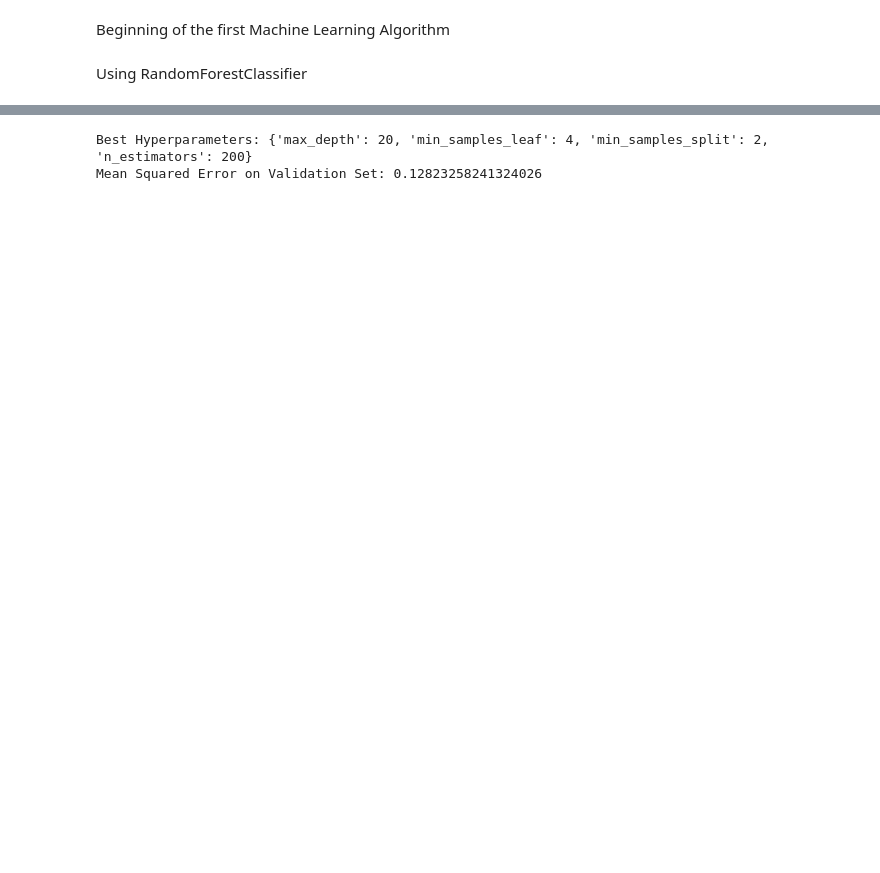
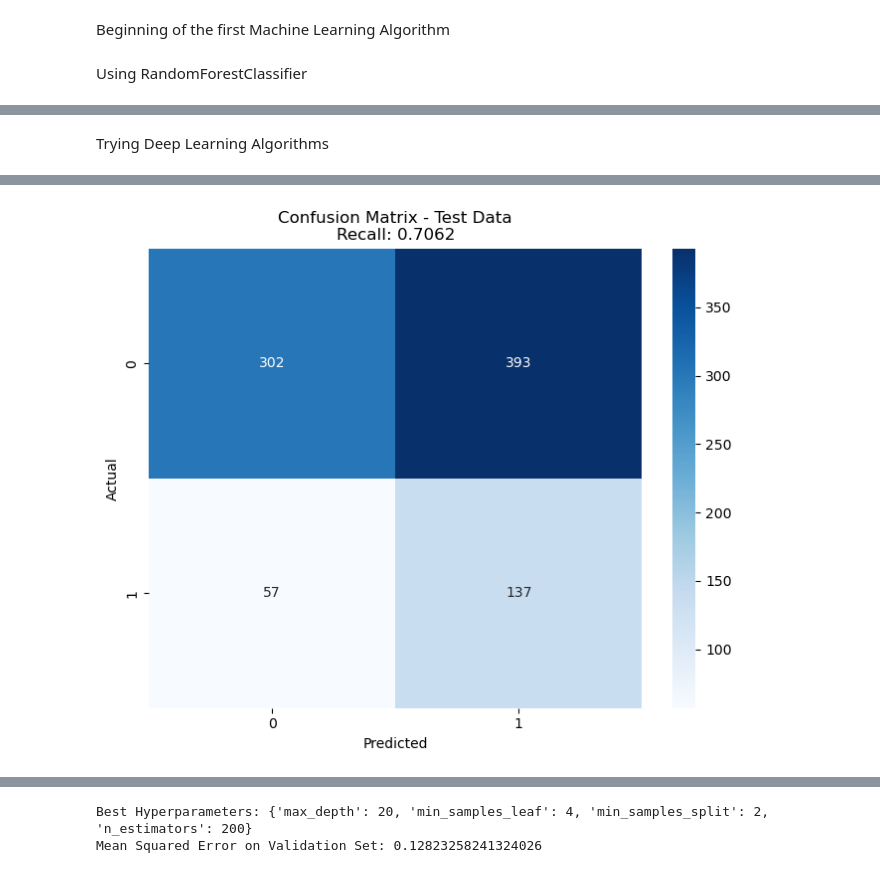
Before and after one commit to sallyfons/MLEE, a Jupyter notebook: eq_prediction.ipynb, the cells around one changed output, grey strips where cells are left out. Drawn from its saved outputs; the diff is of its cells as text; code cells hidden in the pictures; blank space fills up the shorter version.

```diff
--- a/eq_prediction.ipynb
+++ b/eq_prediction.ipynb
@@ -300,16 +306,3 @@ print(data[data['magnitude'] > 5][['date', 'local_b_value', 'x6', 'x7']].head(10
 5384   16/01/1918       0.277560  5.5  0.147001
 11682  16/01/1918       0.276233  5.5  0.148354
 9742   17/03/1918       0.274006  5.5  0.150654
-# %%
-#maybe? double check these? Don't run or use for now
-import numpy as np
-import scipy.stats as stats
-
-# Assuming 'magnitude' is the earthquake magnitude column in your DataFrame
-data['x7i'] = 1 - stats.norm.cdf(5, loc=data['magnitude'], scale=0.1)
-
-# Replace NaN values with 0, which may occur if there are no earthquakes with magnitude >= 5
-data['x7i'].fillna(0, inplace=True)
-
-# Print the updated DataFrame
-print(data[['date', 'magnitude', 'x7i']])
@@ -500,19 +444,33 @@ Recall Score: 0.30927835051546393
+# %% [markdown]
+Trying Deep Learning Algorithms
 # %%
 from tensorflow.keras.models import Sequential
-from tensorflow.keras.layers import Dense
+from tensorflow.keras.layers import Dense, Dropout, BatchNormalization
 from tensorflow.keras.optimizers import Adam
+from sklearn.utils.class_weight import compute_class_weight
+from sklearn.metrics import confusion_matrix, recall_score
+import matplotlib.pyplot as plt
+import seaborn as sns
 
 # Define the ANN model
 model = Sequential()
-model.add(Dense(64, activation='relu', input_shape=(11,)))
-model.add(Dense(32, activation='relu'))
+model.add(Dense(128, activation='relu', input_shape=(11,)))
+model.add(BatchNormalization())  # Adding Batch Normalization
+model.add(Dropout(0.5))  # Adding Dropout to reduce overfitting
+model.add(Dense(64, activation='relu'))
+model.add(BatchNormalization())
+model.add(Dropout(0.5))
 model.add(Dense(1, activation='sigmoid'))
 
 # Compile the model
 model.compile(optimizer=Adam(learning_rate=0.001), loss='binary_crossentropy', metrics=['accuracy'])
 
+# Compute class weights
+class_weights = compute_class_weight('balanced', classes=np.unique(y_train), y=y_train)
+class_weights_dict = dict(enumerate(class_weights))
+
 # Train the model
-history = model.fit(X_train, y_train, validation_data=(X_val, y_val), epochs=10, batch_size=32)
+history = model.fit(X_train, y_train, class_weight=class_weights_dict, validation_data=(X_val, y_val), epochs=20, batch_size=32)
 
 # Evaluate the model on the test set
 loss, accuracy = model.evaluate(X_test, y_test)
@@ -520,16 +478,22 @@ print("Test Loss:", loss)
 print("Test Accuracy:", accuracy)
 
 # Make predictions on the test set
-y_test_pred = model.predict_classes(X_test)
+y_test_pred_probs = model.predict(X_test)
+
+# Get the predicted classes
+y_test_pred = (y_test_pred_probs > 0.5).astype(int)
 
 # Calculate the confusion matrix
 cm = confusion_matrix(y_test, y_test_pred)
+
+# Calculate recall
+recall = recall_score(y_test, y_test_pred)
 
 # Plot the confusion matrix
 plt.figure(figsize=(8, 6))
 sns.heatmap(cm, annot=True, cmap='Blues', fmt='g')
 plt.xlabel('Predicted')
 plt.ylabel('Actual')
-plt.title('Confusion Matrix - Test Data')
+plt.title(f'Confusion Matrix - Test Data\nRecall: {recall:.4f}')
 plt.show()
 # %% [output]
@@ -536,0 +517 @@ ModuleNotFoundError: No module named 'tensorflow'
+[figure, added]
```
Also changed, not shown: parts of 13 cells of this notebook, 1 other file.
